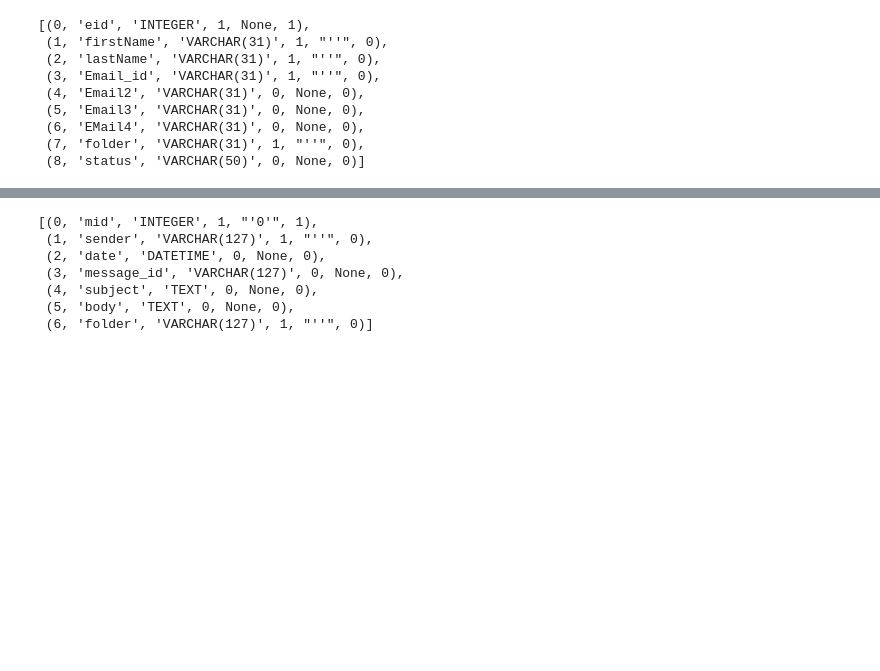
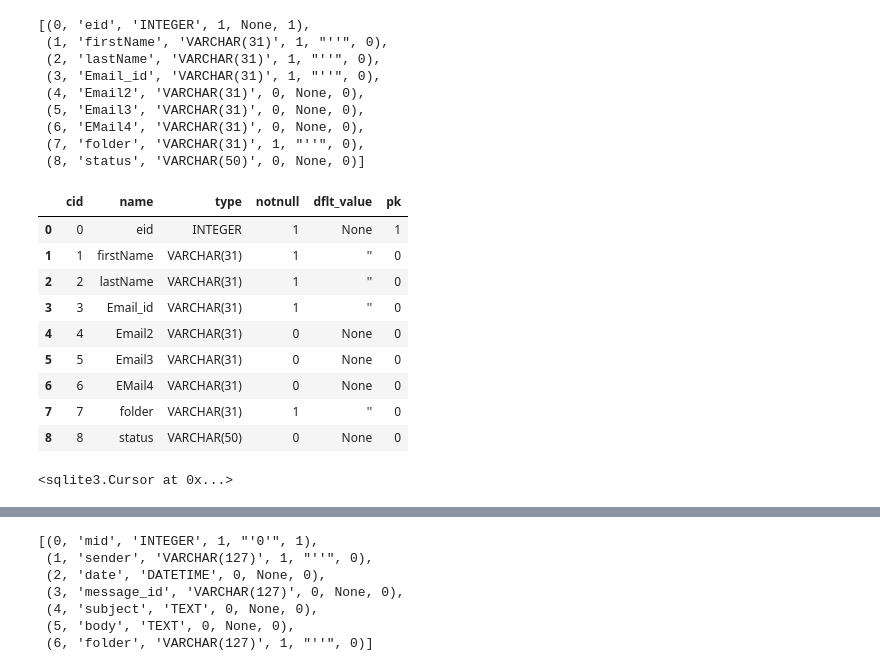
Before and after one commit to Sharrfaa/textsummariser, a Jupyter notebook: IBP_Assignment2.ipynb, the cells around one changed output, grey strips where cells are left out. Saved outputs shown, nothing was run; the diff lists cells and outputs as text; code cells hidden in the pictures; blank space fills up the shorter version.

```diff
--- a/IBP_Assignment2.ipynb
+++ b/IBP_Assignment2.ipynb
@@ -54,9 +65,9 @@ cur.fetchall()
 # %%
-sql ="""
+sql2 ="""
 PRAGMA table_info('employeelist');
 """
 
-cur.execute(sql)
+cur.execute(sql2)
 cur.fetchall()
 # %% [output]
 [(0, 'eid', 'INTEGER', 1, None, 1),
@@ -68,3 +79,26 @@ cur.fetchall()
  (6, 'EMail4', 'VARCHAR(31)', 0, None, 0),
  (7, 'folder', 'VARCHAR(31)', 1, "''", 0),
  (8, 'status', 'VARCHAR(50)', 0, None, 0)]
+# %%
+table_df = pd.read_sql_query(sql2,conn)
+table_df
+# %% [output]
+|  | cid | name | type | notnull | dflt_value | pk |
+| 0 | 0 | eid | INTEGER | 1 | None | 1 |
+| 1 | 1 | firstName | VARCHAR(31) | 1 | '' | 0 |
+| 2 | 2 | lastName | VARCHAR(31) | 1 | '' | 0 |
+| 3 | 3 | Email_id | VARCHAR(31) | 1 | '' | 0 |
+| 4 | 4 | Email2 | VARCHAR(31) | 0 | None | 0 |
+| 5 | 5 | Email3 | VARCHAR(31) | 0 | None | 0 |
+| 6 | 6 | EMail4 | VARCHAR(31) | 0 | None | 0 |
+| 7 | 7 | folder | VARCHAR(31) | 1 | '' | 0 |
+| 8 | 8 | status | VARCHAR(50) | 0 | None | 0 |
+# %%
+sql6 ="""
+SELECT lastName, Email_id, Email2 FROM Employeelist;
+"""
+
+cur.execute(sql6)
+#cur.fetchall()
+# %% [output]
+<sqlite3.Cursor at 0x...>
```
Also changed, not shown: parts of 18 cells of this notebook.
